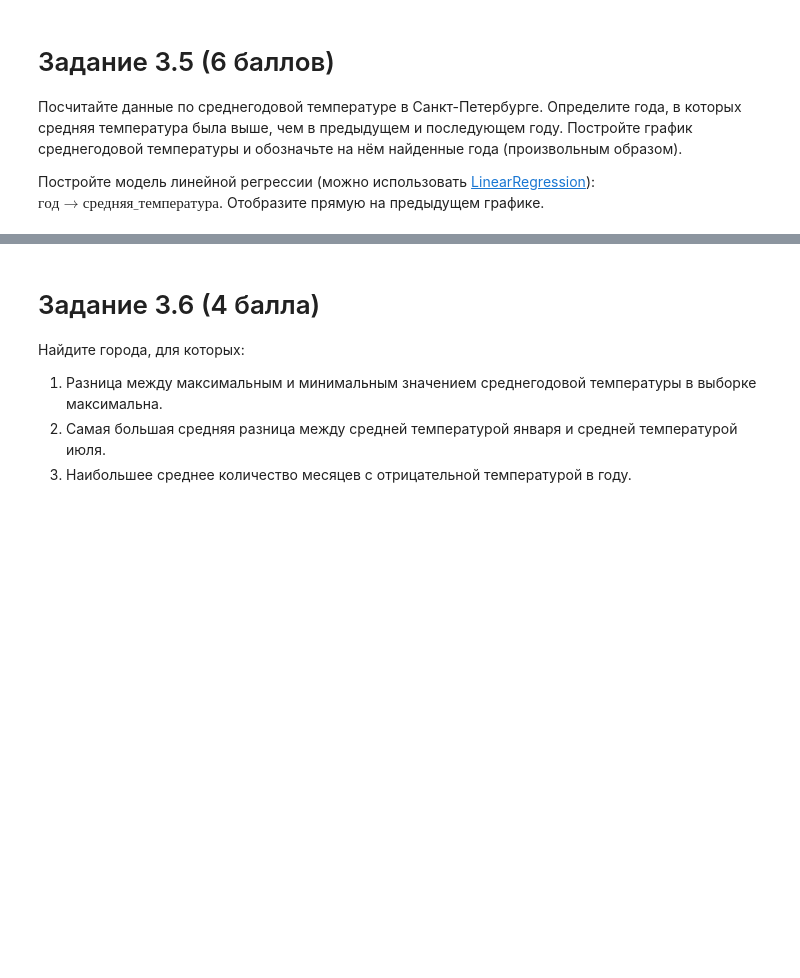
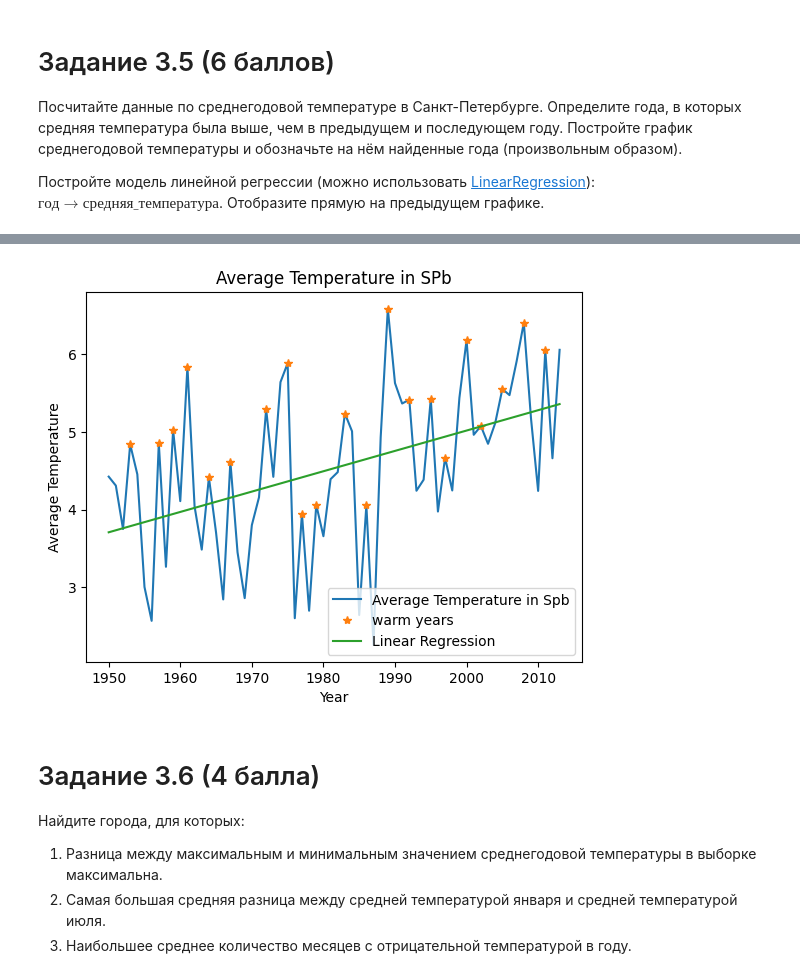
Before and after one commit to AirisFiorentini/Python-for-Data-Analysis, a Jupyter notebook: Task_3.ipynb, the cells around one changed output, grey strips where cells are left out. Saved outputs shown, nothing was run; the diff lists cells and outputs as text; code cells hidden in the pictures; blank space fills up the shorter version.

```diff
--- a/Task_3.ipynb
+++ b/Task_3.ipynb
@@ -106,0 +186,3 @@ plt.show()
+# %%
+average_temperature_by_year_SPB = df_new[df_new.City == "Saint Petersburg"].groupby('year').AverageTemperature.mean().reset_index()
+average_temperature_by_year_SPB.head()
@@ -106,0 +196,3 @@ plt.show()
+# %%
+average_temperature_by_year_SPB['Delta1'] = average_temperature_by_year_SPB['AverageTemperature'] - average_temperature_by_year_SPB['AverageTemperature'].shift(1)
+average_temperature_by_year_SPB.head()
@@ -106,0 +206,3 @@ plt.show()
+# %%
+average_temperature_by_year_SPB['Delta2'] = average_temperature_by_year_SPB['AverageTemperature'] - average_temperature_by_year_SPB['AverageTemperature'].shift(-1)
+average_temperature_by_year_SPB.head()
@@ -107,3 +216,28 @@ plt.show()
+# %%
+average_temperature_by_year_SPB['warm_years'] = average_temperature_by_year_SPB[(average_temperature_by_year_SPB.Delta1>0) & (average_temperature_by_year_SPB.Delta2>0)].AverageTemperature
+# average_temperature_by_year_SPB['warm_years'] = average_temperature_by_year_SPB['warm_years'].fillna(0)
+# %%
+plt.plot(average_temperature_by_year_SPB.year, average_temperature_by_year_SPB.AverageTemperature, label='Average Temperature in Spb')
+
+plt.plot(average_temperature_by_year_SPB.year, average_temperature_by_year_SPB.warm_years, '*', label='warm years')
+
+from sklearn.linear_model import LinearRegression
+import numpy as np
+
+X = np.array(average_temperature_by_year_SPB.year).reshape(-1, 1)
+y = np.array(average_temperature_by_year_SPB.AverageTemperature)  # .reshape(-1, 1)
+lr = LinearRegression().fit(X, y)
+y_pred = lr.predict(X)
+
+plt.plot(average_temperature_by_year_SPB.year, y_pred, label='Linear Regression')
+
+plt.xlabel("Year")
+plt.ylabel("Average Temperature")
+plt.title("Average Temperature in SPb")
+plt.legend()
+plt.show()
+# %% [output]
+[figure, added]
 # %% [markdown]
 # Задание 3.6 (4 балла)
 
```
Also changed, not shown: parts of 14 cells of this notebook.
